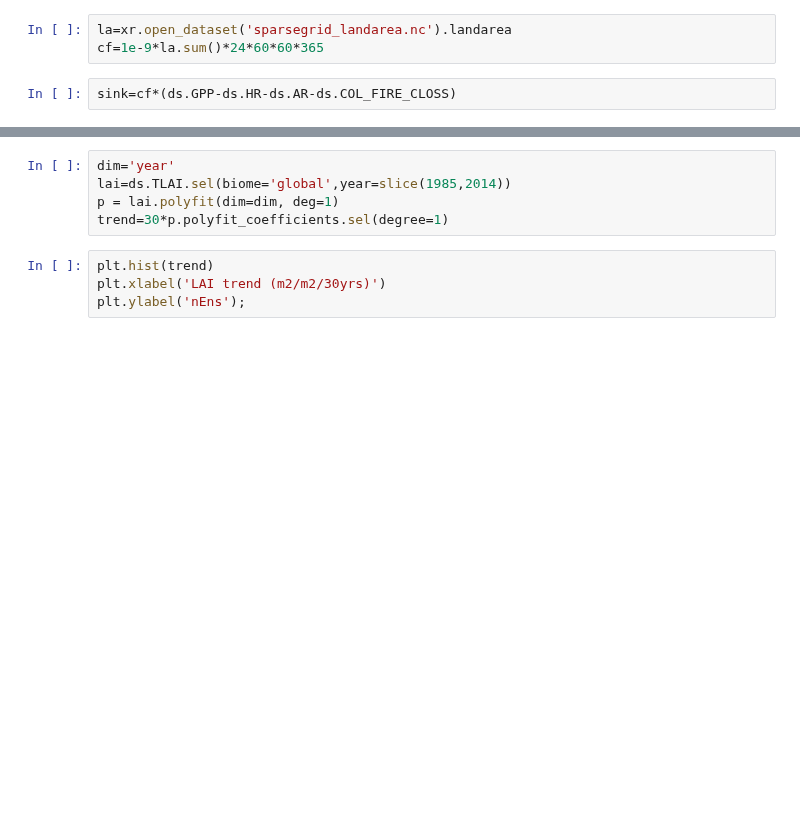
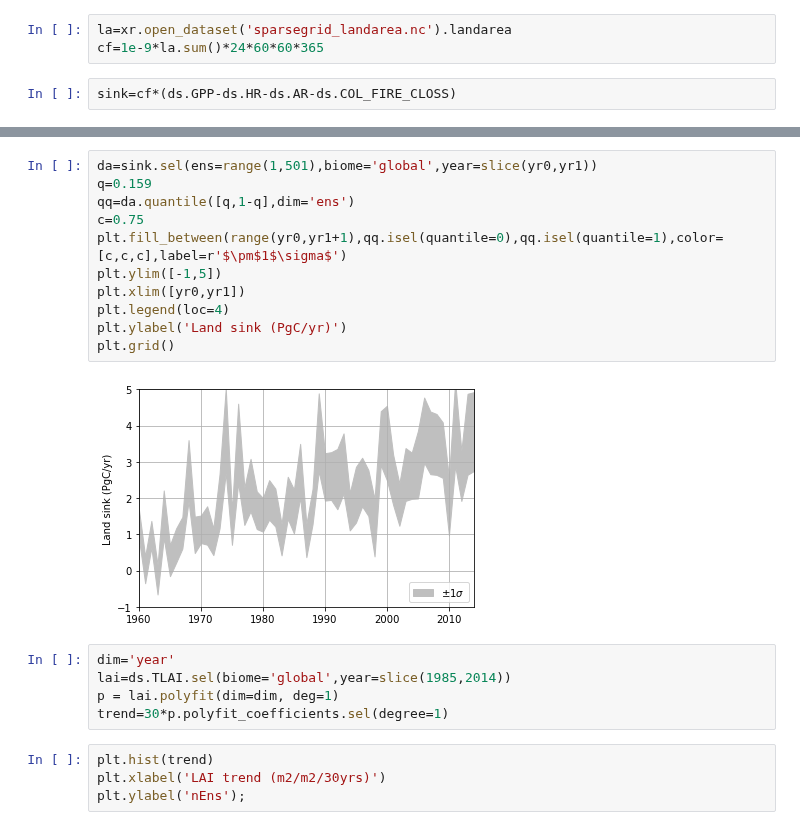
Before and after one commit to djk2120/CLM5PPE, a Jupyter notebook: pyth/bgc_dk.ipynb, the cells around one changed output, grey strips where cells are left out. Cells and saved outputs as stored; diff of their text form; blank space fills up the shorter version.

```diff
--- a/pyth/bgc_dk.ipynb
+++ b/pyth/bgc_dk.ipynb
@@ -41,3 +43,16 @@ ax2.legend(loc=10);
+# %%
+da=sink.sel(ens=range(1,501),biome='global',year=slice(yr0,yr1))
+q=0.159
+qq=da.quantile([q,1-q],dim='ens')
+c=0.75
+plt.fill_between(range(yr0,yr1+1),qq.isel(quantile=0),qq.isel(quantile=1),color=[c,c,c],label=r'$\pm$1$\sigma$')
+plt.ylim([-1,5])
+plt.xlim([yr0,yr1])
+plt.legend(loc=4)
+plt.ylabel('Land sink (PgC/yr)')
+plt.grid()
+# %% [output]
+[figure, added]
 # %%
 dim='year'
 lai=ds.TLAI.sel(biome='global',year=slice(1985,2014))
```
Also changed, not shown: parts of 2 cells of this notebook.
